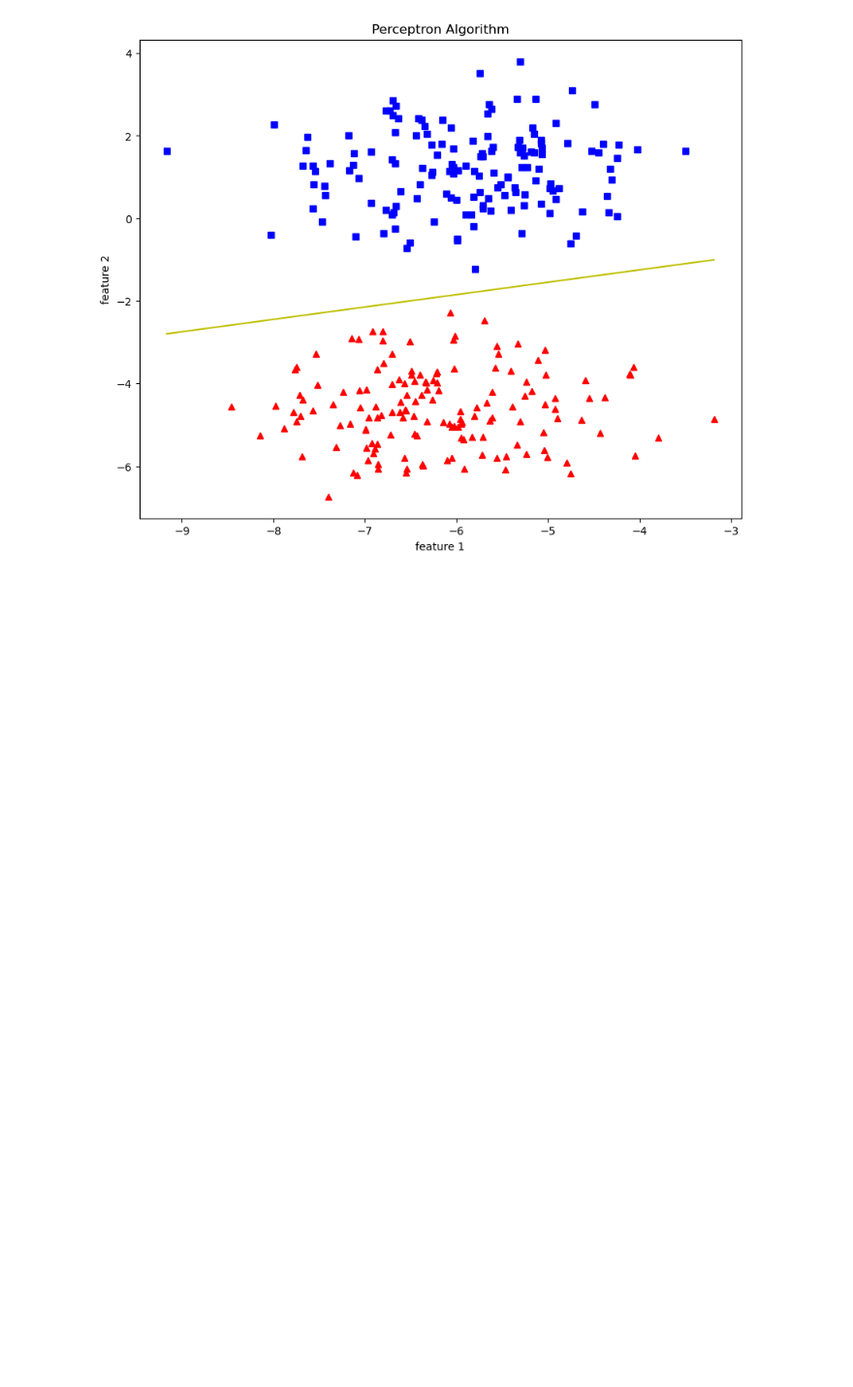
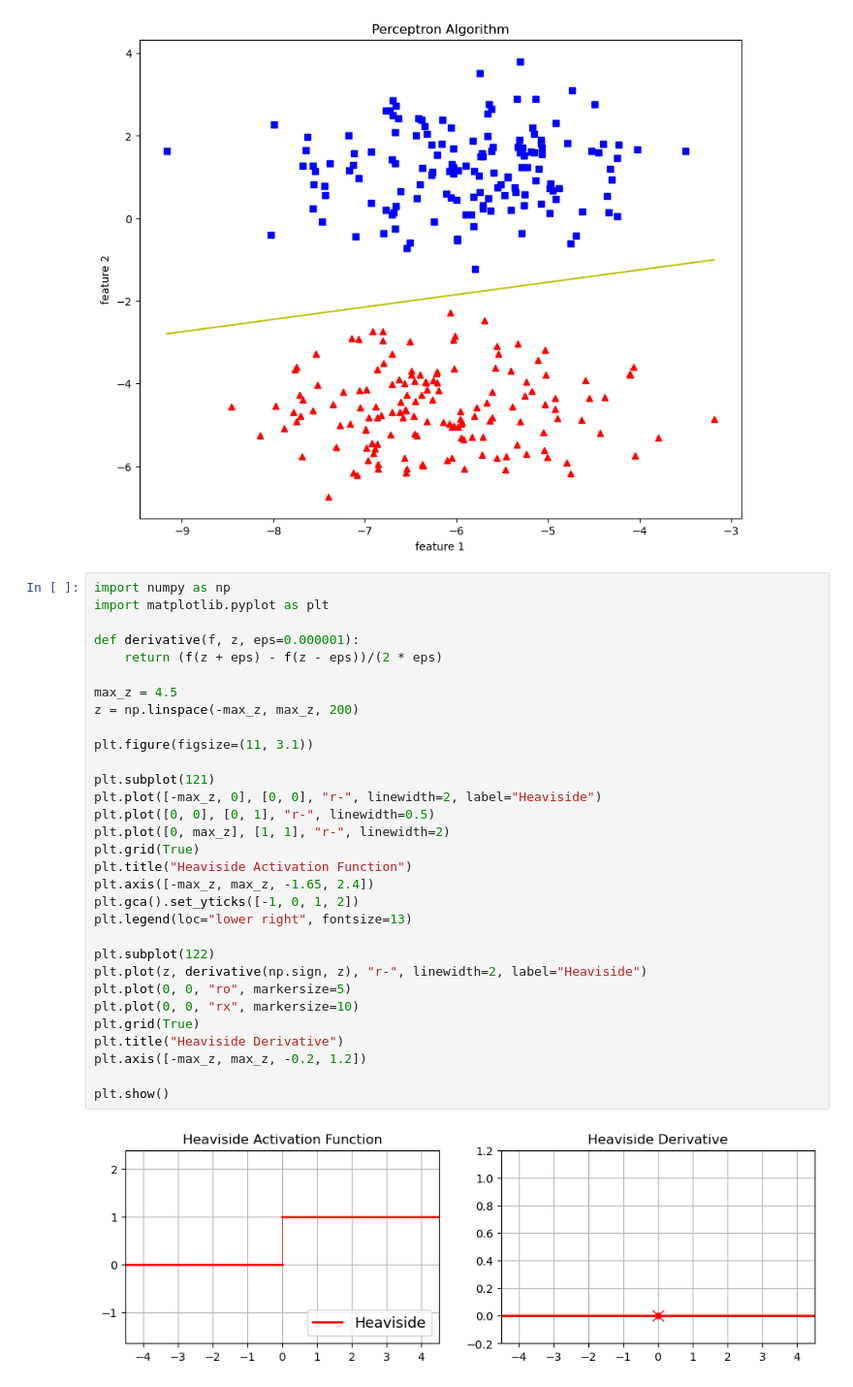
Before and after one commit to mollems/ghp2023, a Jupyter notebook: Perceptron.ipynb, the cells around one changed output. Shown at 97% size. Saved outputs shown, nothing was run; the diff lists cells and outputs as text; blank space fills up the shorter version.

Commit message:
Add activation function graphs to notebook

```diff
--- a/Perceptron.ipynb
+++ b/Perceptron.ipynb
@@ -133,3 +133,36 @@ theta, miss_list = perceptron(samples, labels, 0.1, 100)
 plot_decision_boundary(samples, labels, theta)
 # %% [output]
 [figure]
+# %%
+import numpy as np
+import matplotlib.pyplot as plt
+
+def derivative(f, z, eps=0.000001):
+    return (f(z + eps) - f(z - eps))/(2 * eps)
+
+max_z = 4.5
+z = np.linspace(-max_z, max_z, 200)
+
+plt.figure(figsize=(11, 3.1))
+
+plt.subplot(121)
+plt.plot([-max_z, 0], [0, 0], "r-", linewidth=2, label="Heaviside")
+plt.plot([0, 0], [0, 1], "r-", linewidth=0.5)
+plt.plot([0, max_z], [1, 1], "r-", linewidth=2)
+plt.grid(True)
+plt.title("Heaviside Activation Function")
+plt.axis([-max_z, max_z, -1.65, 2.4])
+plt.gca().set_yticks([-1, 0, 1, 2])
+plt.legend(loc="lower right", fontsize=13)
+
+plt.subplot(122)
+plt.plot(z, derivative(np.sign, z), "r-", linewidth=2, label="Heaviside")
+plt.plot(0, 0, "ro", markersize=5)
+plt.plot(0, 0, "rx", markersize=10)
+plt.grid(True)
+plt.title("Heaviside Derivative")
+plt.axis([-max_z, max_z, -0.2, 1.2])
+
+plt.show()
+# %% [output]
+[figure, added]
```
Also changed, not shown: parts of 4 cells of this notebook.
